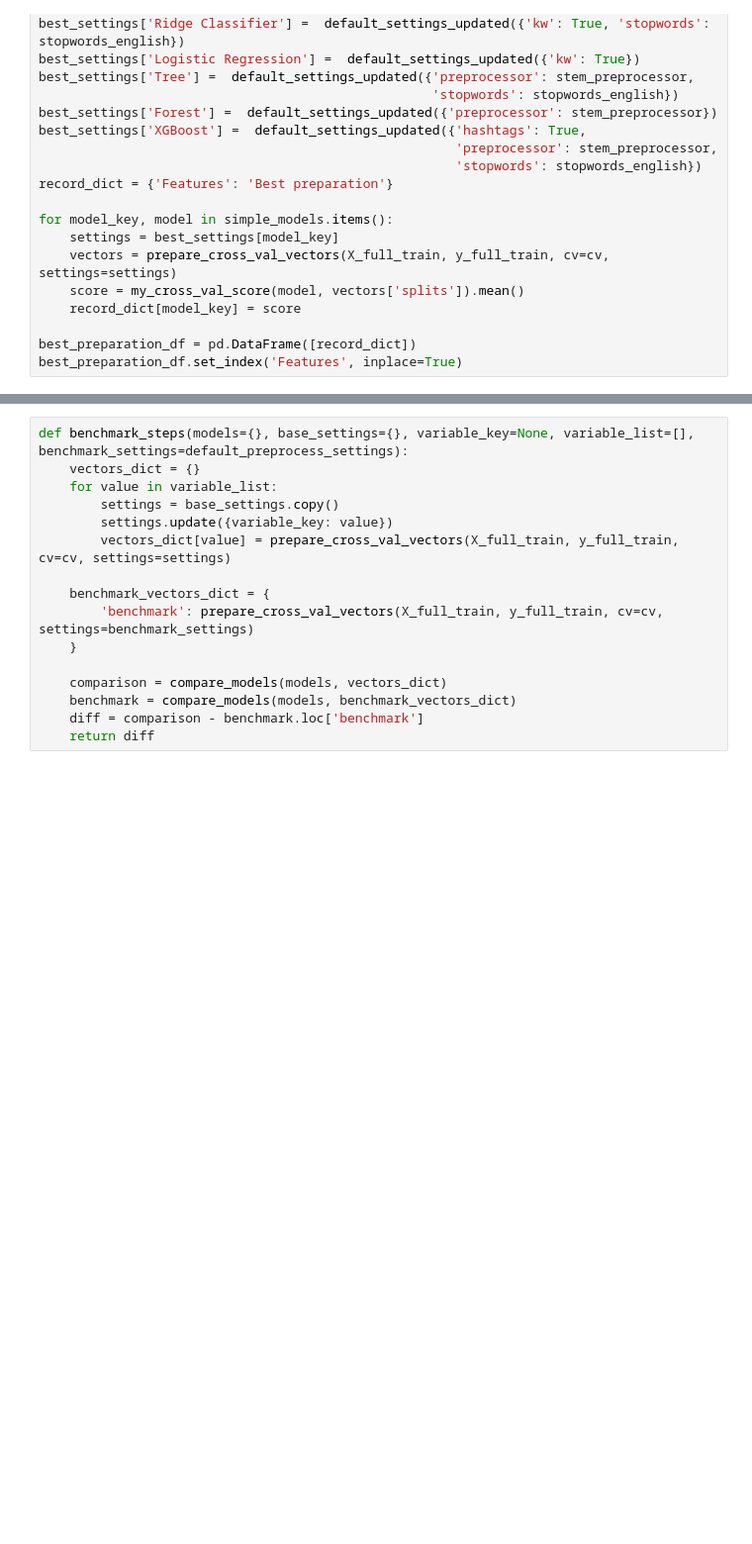
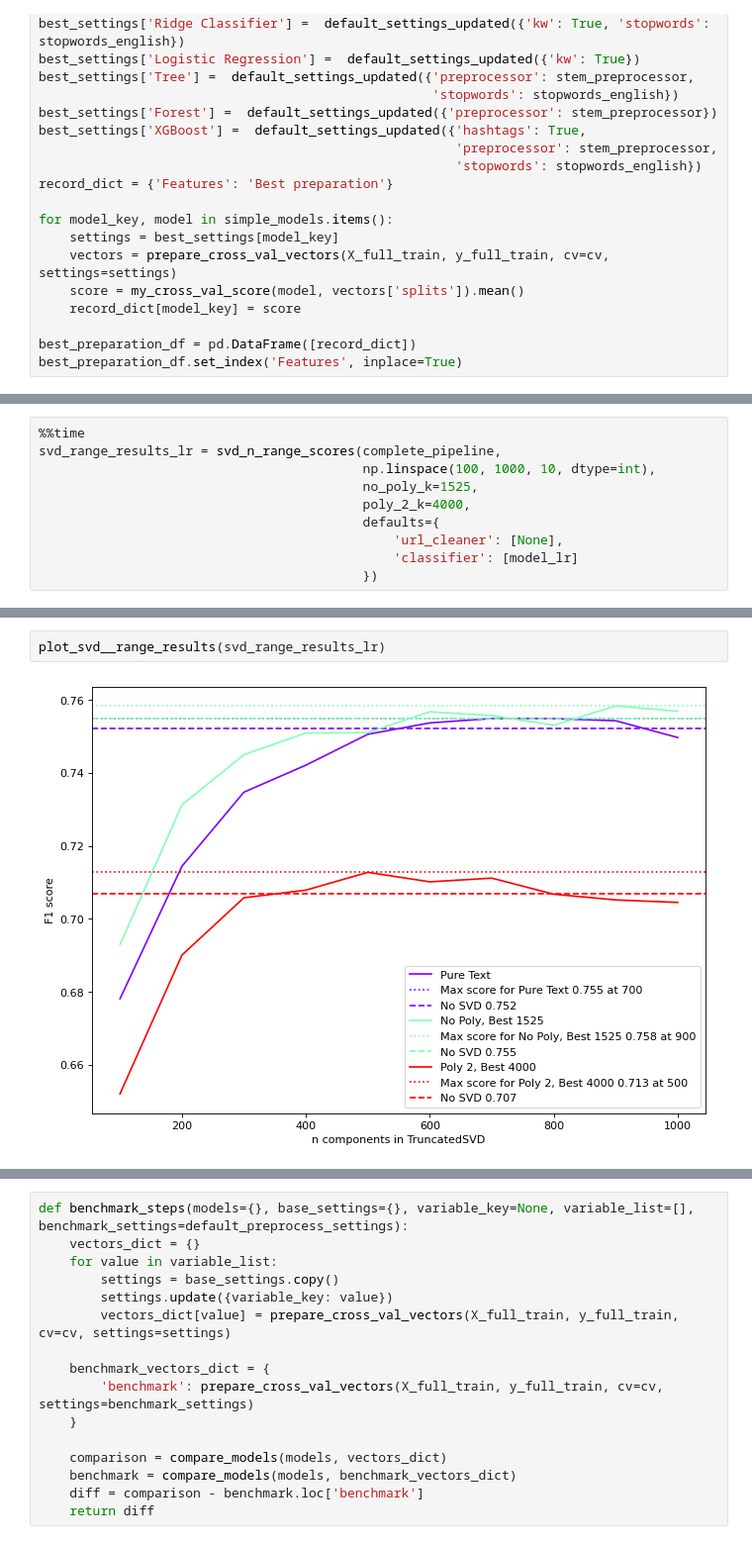
Before and after one commit to illyge/ml-zoomcamp-midterm-project, a Jupyter notebook: twitter_disasters.ipynb, the cells around one changed output, grey strips where cells are left out. Shown at 99% size. Saved outputs shown, nothing was run; the diff lists cells and outputs as text; blank space fills up the shorter version.

```diff
--- a/twitter_disasters.ipynb
+++ b/twitter_disasters.ipynb
@@ -791,0 +1085,10 @@ pd.concat((simple_comparison_df, best_preparation_df))
+# %%
+%%time
+svd_range_results_lr = svd_n_range_scores(complete_pipeline,
+                                          np.linspace(100, 1000, 10, dtype=int),
+                                          no_poly_k=1525,
+                                          poly_2_k=4000,
+                                          defaults={
+                                              'url_cleaner': [None],
+                                              'classifier': [model_lr]
+                                          })
@@ -791,0 +1107,4 @@ pd.concat((simple_comparison_df, best_preparation_df))
+# %%
+plot_svd__range_results(svd_range_results_lr)
+# %% [output]
+[figure, added]
```
Also changed, not shown: parts of 54 cells of this notebook, 1 other file.
